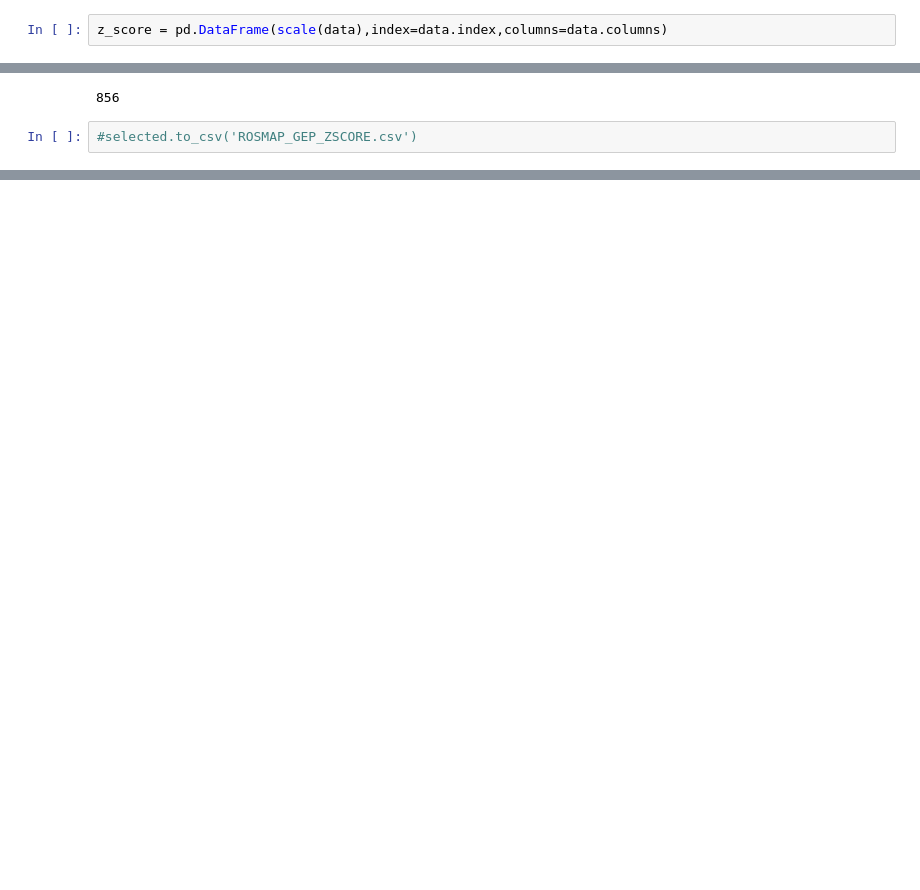
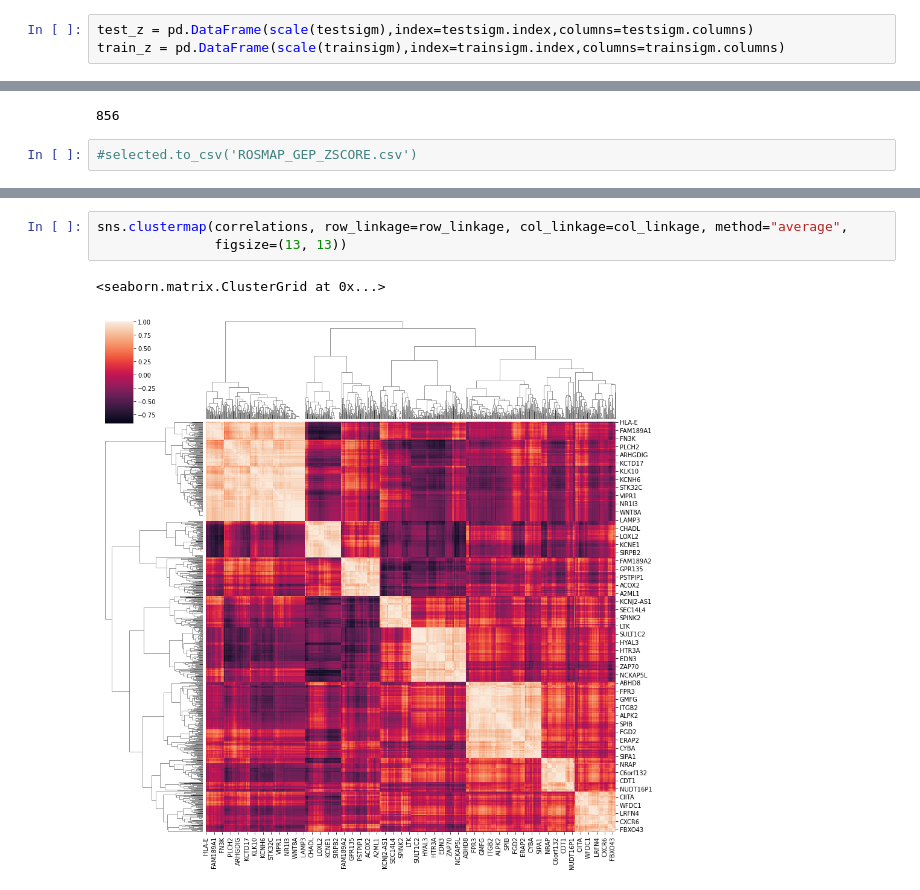
Before and after one commit to poseidonchan/TAPE, a Jupyter notebook: Experiments/Figures/ROSMAP_GEPanalysis.ipynb, the cells around one changed output, grey strips where cells are left out. Saved outputs shown, nothing was run; the diff lists cells and outputs as text; blank space fills up the shorter version.

```diff
--- a/Experiments/Figures/ROSMAP_GEPanalysis.ipynb
+++ b/Experiments/Figures/ROSMAP_GEPanalysis.ipynb
@@ -59,5 +46,6 @@ plt.show()
 # %%
-z_score = pd.DataFrame(scale(data),index=data.index,columns=data.columns)
+test_z = pd.DataFrame(scale(testsigm),index=testsigm.index,columns=testsigm.columns)
+train_z = pd.DataFrame(scale(trainsigm),index=trainsigm.index,columns=trainsigm.columns)
 # %%
 def select_signature_genes(z_score):
     values = z_score.values
@@ -78,0 +84,6 @@ selected = select_signature_genes(z_score)
+# %%
+sns.clustermap(correlations, row_linkage=row_linkage, col_linkage=col_linkage, method="average",
+               figsize=(13, 13))
+# %% [output]
+<seaborn.matrix.ClusterGrid at 0x...>
+[figure, added]
```
Also changed, not shown: parts of 10 cells of this notebook, 25 other files.
